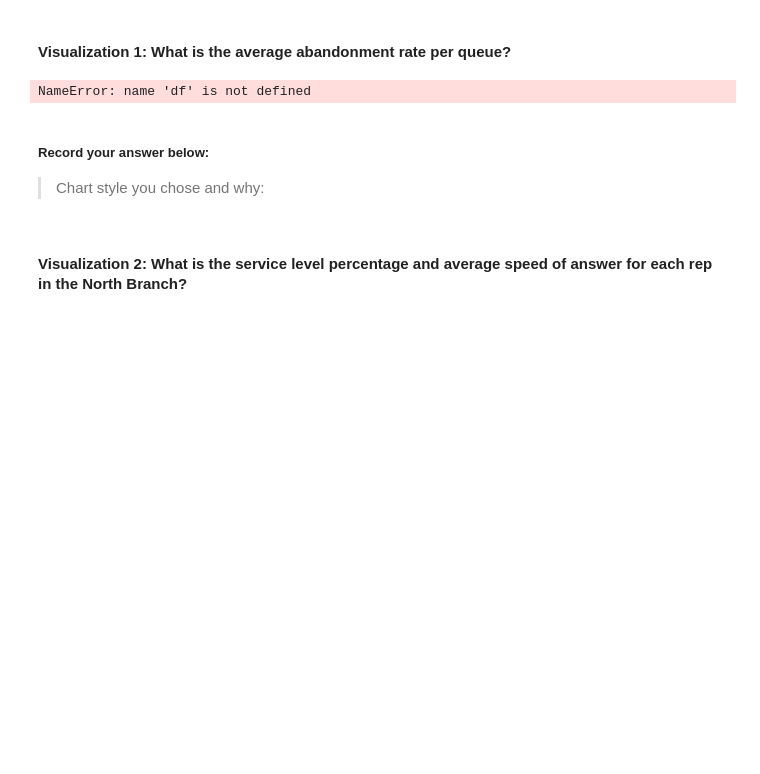
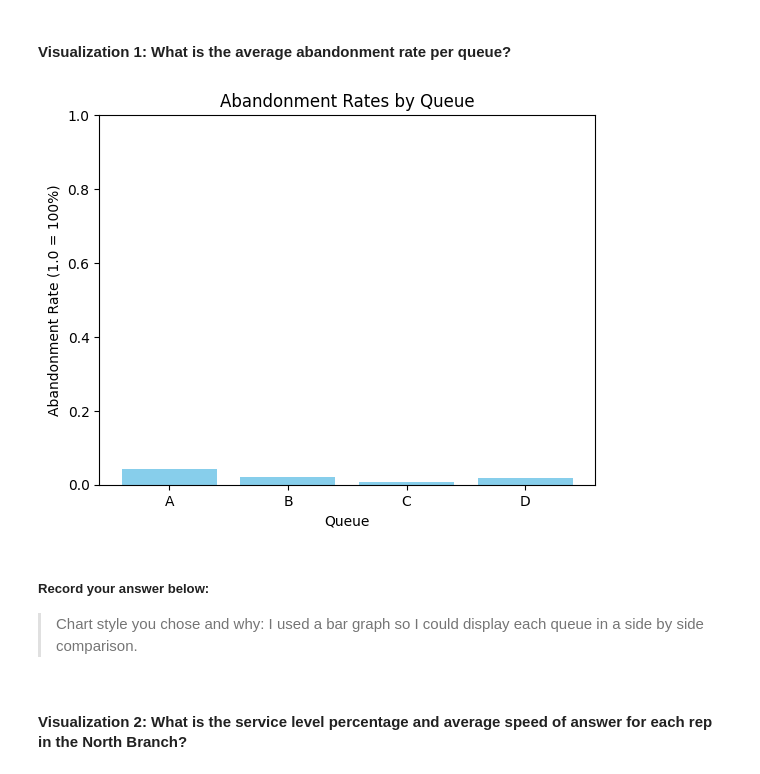
Before and after one commit to GraySinclair/call-center-cleanup-assignment, a Jupyter notebook: Call_Center_Cleanup.ipynb, the cells around one changed output. Drawn from its saved outputs; the diff is of its cells as text; code cells hidden in the pictures; blank space fills up the shorter version.

```diff
--- a/Call_Center_Cleanup.ipynb
+++ b/Call_Center_Cleanup.ipynb
@@ -321,21 +370,28 @@ Create a visualization for each of the following questions. Some of the code to
 # %%
 # Create visualization 1 here
 # Import any additional libraries needed with alias
+import matplotlib.pyplot as plt
 
 # The dictionary abandonment_rates has the data you need.
 abandonment_rates = {}
 queues = ["A", "B", "C", "D"]
 queue_dict = df.groupby("Queue").agg("sum")
 for i in range(4):
     abandonment_rates[queues[i]] = queue_dict["Abandoned"][i] / queue_dict["Calls"][i]
 
-#Your code below:
+
+plt.bar(abandonment_rates.keys(), abandonment_rates.values(), color='skyblue')
+plt.title('Abandonment Rates by Queue')
+plt.xlabel('Queue')
+plt.ylabel('Abandonment Rate (1.0 = 100%)')
+plt.ylim(0,1)
+plt.show()
 # %% [output]
-NameError: name 'df' is not defined
+[figure, added]
 # %% [markdown]
 ##### Record your answer below:
 
-> Chart style you chose and why:
+> Chart style you chose and why: I used a bar graph so I could display each queue in a side by side comparison.
 # %% [markdown]
 #### Visualization 2: What is the service level percentage and average speed of answer for each rep in the North Branch?
 # %%
```
Also changed, not shown: parts of 17 cells of this notebook.
